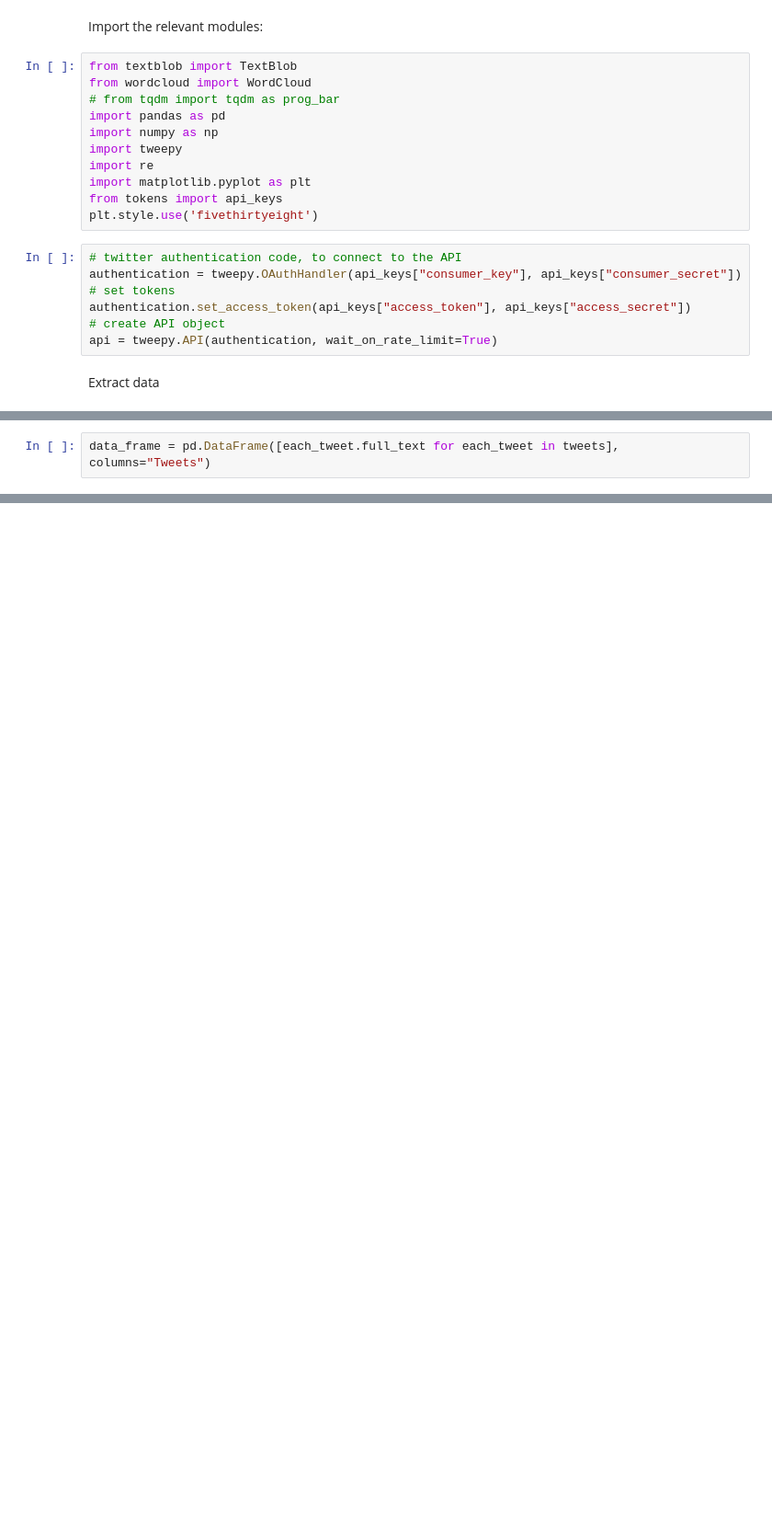
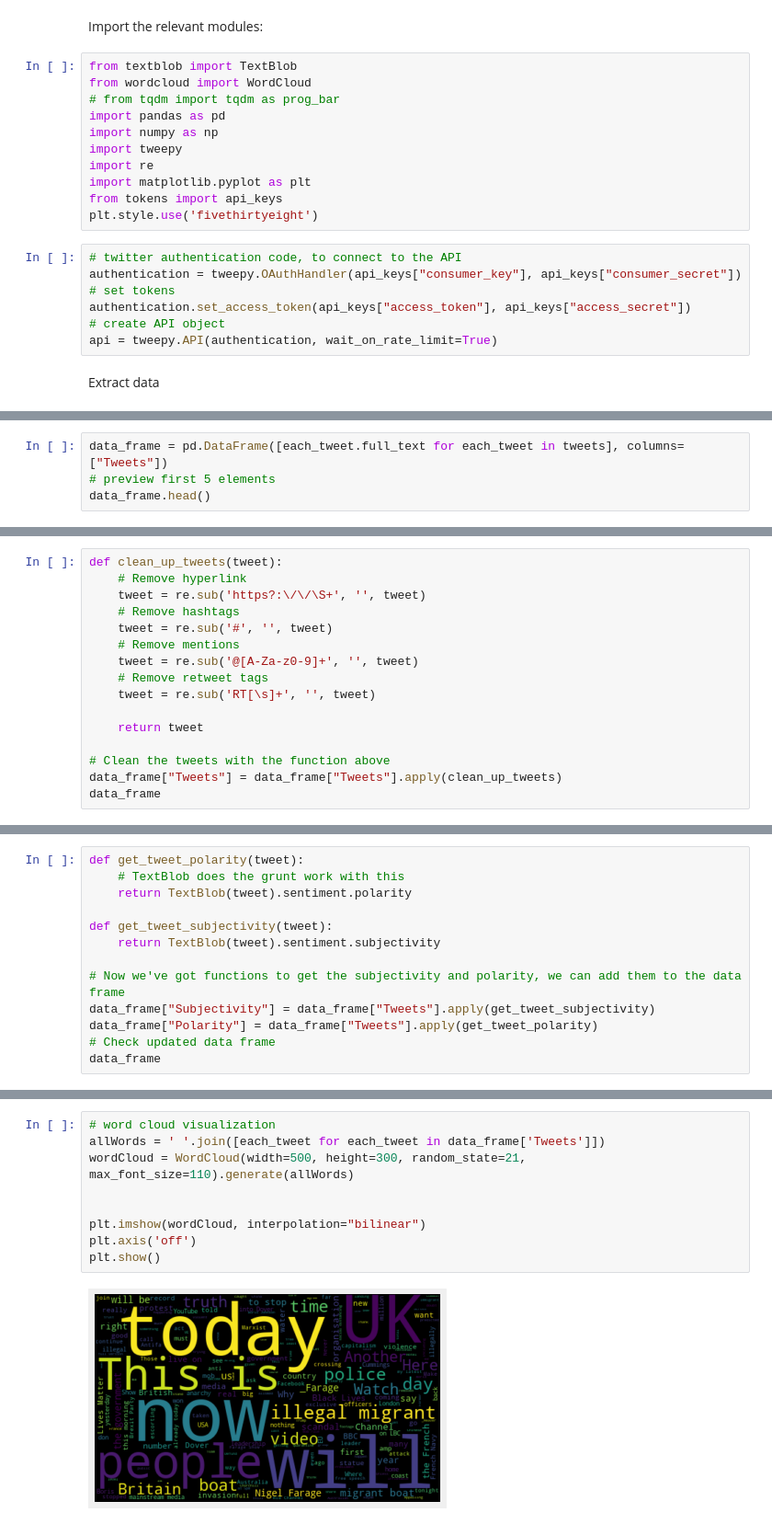
Before and after one commit to j-hussain/NFNLP, a Jupyter notebook: main.ipynb, the cells around one changed output, grey strips where cells are left out. Shown at 92% size. Cells and saved outputs as stored; diff of their text form; blank space fills up the shorter version.

```diff
--- a/main.ipynb
+++ b/main.ipynb
@@ -53,2 +56,4 @@ https://t.co/Y1Q9ObtVJv
 # %%
-data_frame = pd.DataFrame([each_tweet.full_text for each_tweet in tweets], columns="Tweets")
+data_frame = pd.DataFrame([each_tweet.full_text for each_tweet in tweets], columns=["Tweets"])
+# preview first 5 elements
+data_frame.head()
@@ -54,0 +69,16 @@ data_frame = pd.DataFrame([each_tweet.full_text for each_tweet in tweets], colum
+# %%
+def clean_up_tweets(tweet):
+    # Remove hyperlink
+    tweet = re.sub('https?:\/\/\S+', '', tweet)
+    # Remove hashtags
+    tweet = re.sub('#', '', tweet)
+    # Remove mentions
+    tweet = re.sub('@[A-Za-z0-9]+', '', tweet)
+    # Remove retweet tags
+    tweet = re.sub('RT[\s]+', '', tweet)
+
+    return tweet
+
+# Clean the tweets with the function above
+data_frame["Tweets"] = data_frame["Tweets"].apply(clean_up_tweets)
+data_frame
@@ -54,0 +103,13 @@ data_frame = pd.DataFrame([each_tweet.full_text for each_tweet in tweets], colum
+# %%
+def get_tweet_polarity(tweet):
+    # TextBlob does the grunt work with this
+    return TextBlob(tweet).sentiment.polarity
+
+def get_tweet_subjectivity(tweet):
+    return TextBlob(tweet).sentiment.subjectivity
+
+# Now we've got functions to get the subjectivity and polarity, we can add them to the data frame
+data_frame["Subjectivity"] = data_frame["Tweets"].apply(get_tweet_subjectivity)
+data_frame["Polarity"] = data_frame["Tweets"].apply(get_tweet_polarity)
+# Check updated data frame
+data_frame
@@ -54,0 +130,11 @@ data_frame = pd.DataFrame([each_tweet.full_text for each_tweet in tweets], colum
+# %%
+# word cloud visualization
+allWords = ' '.join([each_tweet for each_tweet in data_frame['Tweets']])
+wordCloud = WordCloud(width=500, height=300, random_state=21, max_font_size=110).generate(allWords)
+
+
+plt.imshow(wordCloud, interpolation="bilinear")
+plt.axis('off')
+plt.show()
+# %% [output]
+[figure, added]
```
Also changed, not shown: parts of 13 cells of this notebook.
